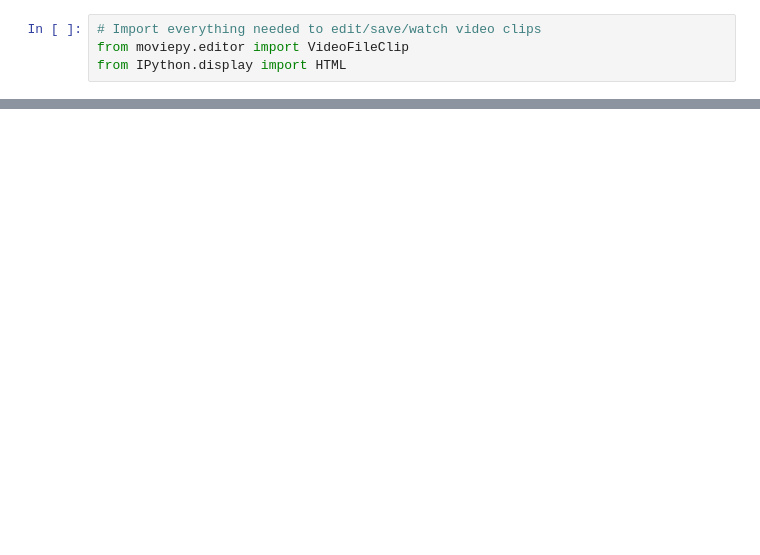
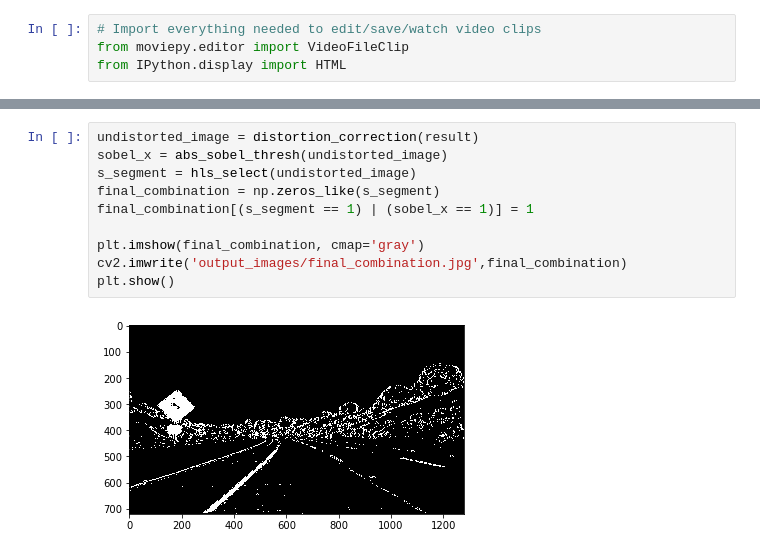
Before and after one commit to macvincent/Advanced_Lane_Line_Finding, a Jupyter notebook: p2.ipynb, the cells around one changed output, grey strips where cells are left out. Cells and saved outputs as stored; diff of their text form; blank space fills up the shorter version.

```diff
--- a/p2.ipynb
+++ b/p2.ipynb
@@ -325,0 +361,12 @@ HTML("""
+# %%
+undistorted_image = distortion_correction(result)
+sobel_x = abs_sobel_thresh(undistorted_image)
+s_segment = hls_select(undistorted_image)
+final_combination = np.zeros_like(s_segment)
+final_combination[(s_segment == 1) | (sobel_x == 1)] = 1
+
+plt.imshow(final_combination, cmap='gray')
+cv2.imwrite('output_images/final_combination.jpg',final_combination)
+plt.show()
+# %% [output]
+[figure, added]
```
Also changed, not shown: parts of 12 cells of this notebook, 18 other files.
